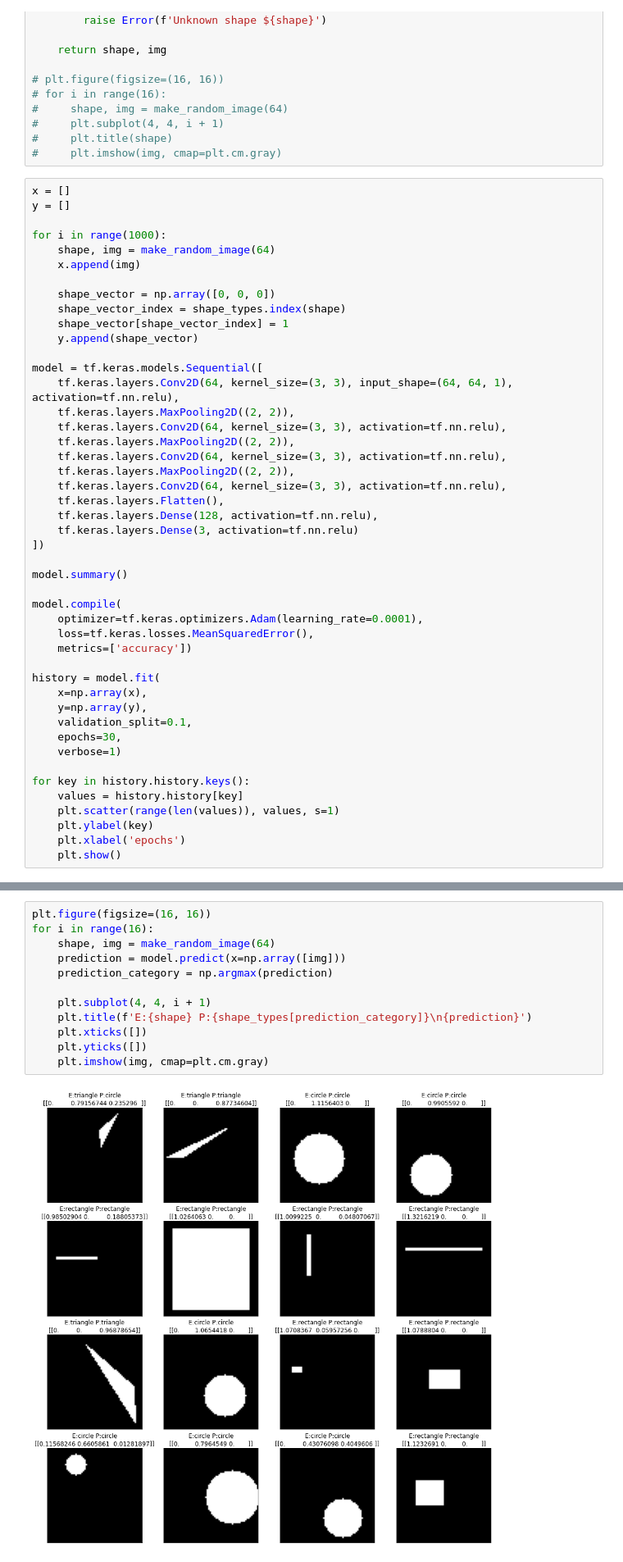
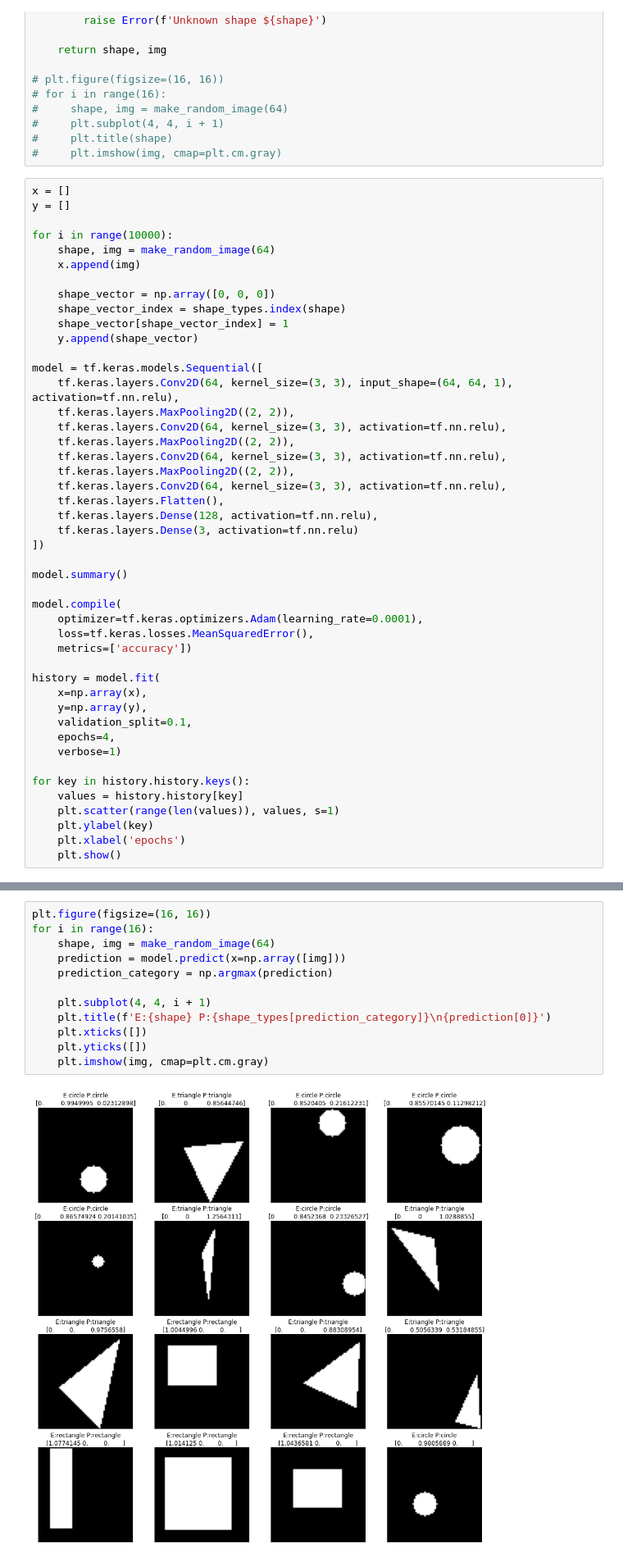
Before and after one commit to agibalov/ai-experiments, a Jupyter notebook: shape-recognition-experiment/shape-recognition-experiment.ipynb, the cells around one changed output, grey strips where cells are left out. Shown at 82% size. Saved outputs shown, nothing was run; the diff lists cells and outputs as text.

```diff
--- a/shape-recognition-experiment/shape-recognition-experiment.ipynb
+++ b/shape-recognition-experiment/shape-recognition-experiment.ipynb
@@ -59,7 +59,7 @@ def make_random_image(size):
 x = []
 y = []
 
-for i in range(1000):
+for i in range(10000):
     shape, img = make_random_image(64)
     x.append(img)
 
@@ -92,7 +92,7 @@ history = model.fit(
     x=np.array(x),
     y=np.array(y),
     validation_split=0.1,
-    epochs=30,
+    epochs=4,
     verbose=1)
 
 for key in history.history.keys():
@@ -132,14 +132,14 @@ Epoch 30/30
 # %%
 plt.figure(figsize=(16, 16))
 for i in range(16):
     shape, img = make_random_image(64)
     prediction = model.predict(x=np.array([img]))
     prediction_category = np.argmax(prediction)
 
     plt.subplot(4, 4, i + 1)
-    plt.title(f'E:{shape} P:{shape_types[prediction_category]}\n{prediction}')
+    plt.title(f'E:{shape} P:{shape_types[prediction_category]}\n{prediction[0]}')
     plt.xticks([])
     plt.yticks([])
     plt.imshow(img, cmap=plt.cm.gray)
 # %% [output]
-[figure, old version]
+[figure, new version]
```
Also changed, not shown: parts of 4 cells of this notebook.
